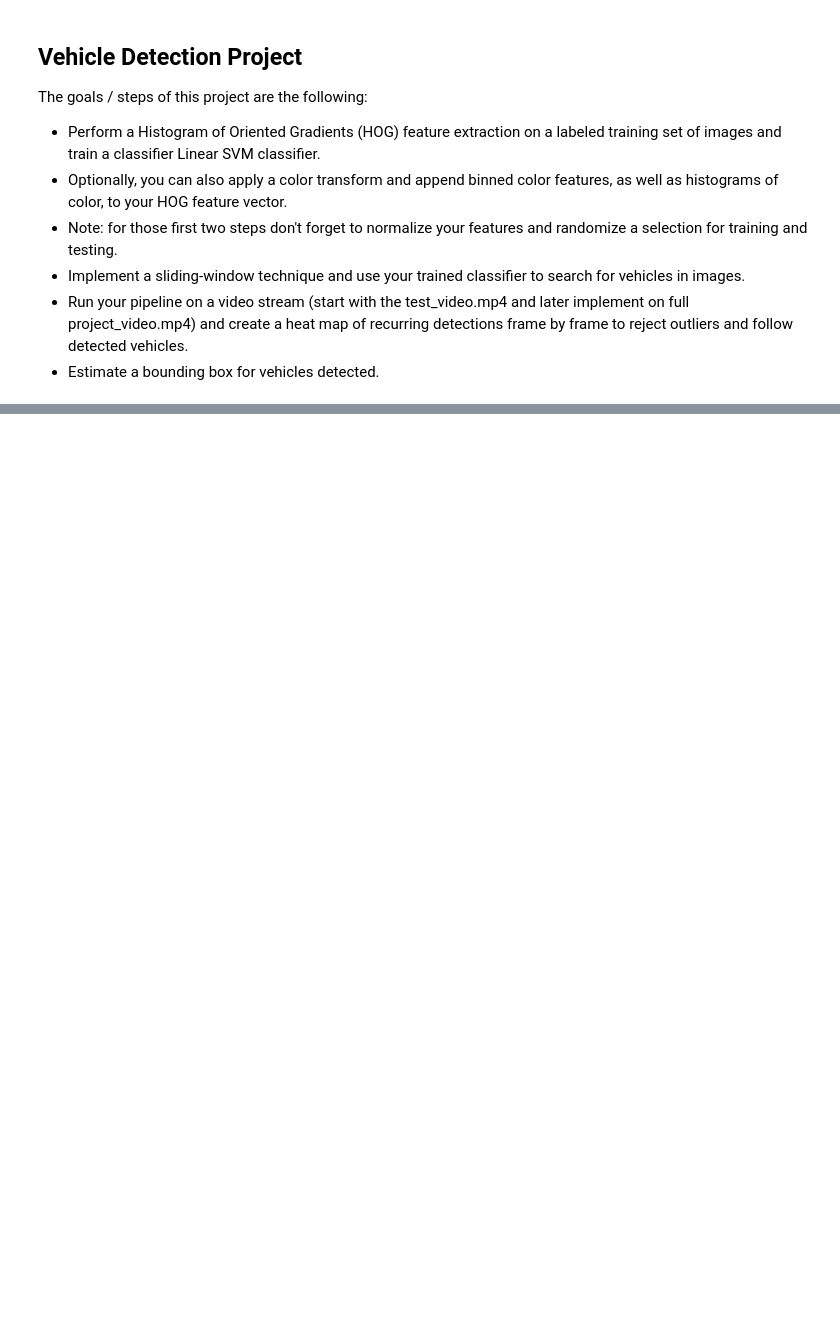
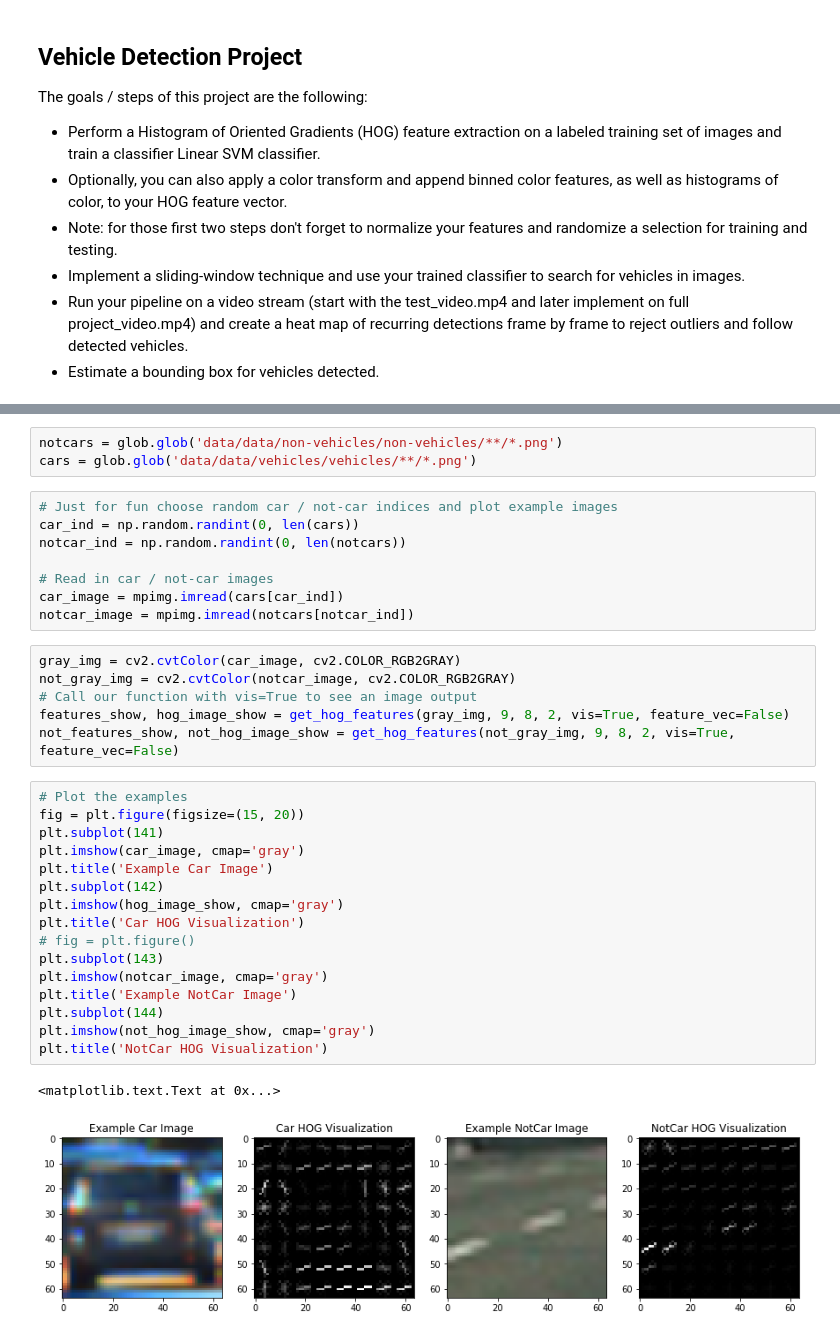
Before and after one commit to zhixiongruan/Vehicle-Detection, a Jupyter notebook: project_video.ipynb, the cells around one changed output, grey strips where cells are left out. Drawn from its saved outputs; the diff is of its cells as text; blank space fills up the shorter version.

```diff
--- a/project_video.ipynb
+++ b/project_video.ipynb
@@ -44,0 +146,36 @@ plt.imshow(result)
+# %%
+notcars = glob.glob('data/data/non-vehicles/non-vehicles/**/*.png')
+cars = glob.glob('data/data/vehicles/vehicles/**/*.png')
+# %%
+# Just for fun choose random car / not-car indices and plot example images
+car_ind = np.random.randint(0, len(cars))
+notcar_ind = np.random.randint(0, len(notcars))
+
+# Read in car / not-car images
+car_image = mpimg.imread(cars[car_ind])
+notcar_image = mpimg.imread(notcars[notcar_ind])
+# %%
+gray_img = cv2.cvtColor(car_image, cv2.COLOR_RGB2GRAY)
+not_gray_img = cv2.cvtColor(notcar_image, cv2.COLOR_RGB2GRAY)
+# Call our function with vis=True to see an image output
+features_show, hog_image_show = get_hog_features(gray_img, 9, 8, 2, vis=True, feature_vec=False)
+not_features_show, not_hog_image_show = get_hog_features(not_gray_img, 9, 8, 2, vis=True, feature_vec=False)
+# %%
+# Plot the examples
+fig = plt.figure(figsize=(15, 20))
+plt.subplot(141)
+plt.imshow(car_image, cmap='gray')
+plt.title('Example Car Image')
+plt.subplot(142)
+plt.imshow(hog_image_show, cmap='gray')
+plt.title('Car HOG Visualization')
+# fig = plt.figure()
+plt.subplot(143)
+plt.imshow(notcar_image, cmap='gray')
+plt.title('Example NotCar Image')
+plt.subplot(144)
+plt.imshow(not_hog_image_show, cmap='gray')
+plt.title('NotCar HOG Visualization')
+# %% [output]
+<matplotlib.text.Text at 0x...>
+[figure, added]
```
Also changed, not shown: parts of 24 cells of this notebook, 11 other files.
